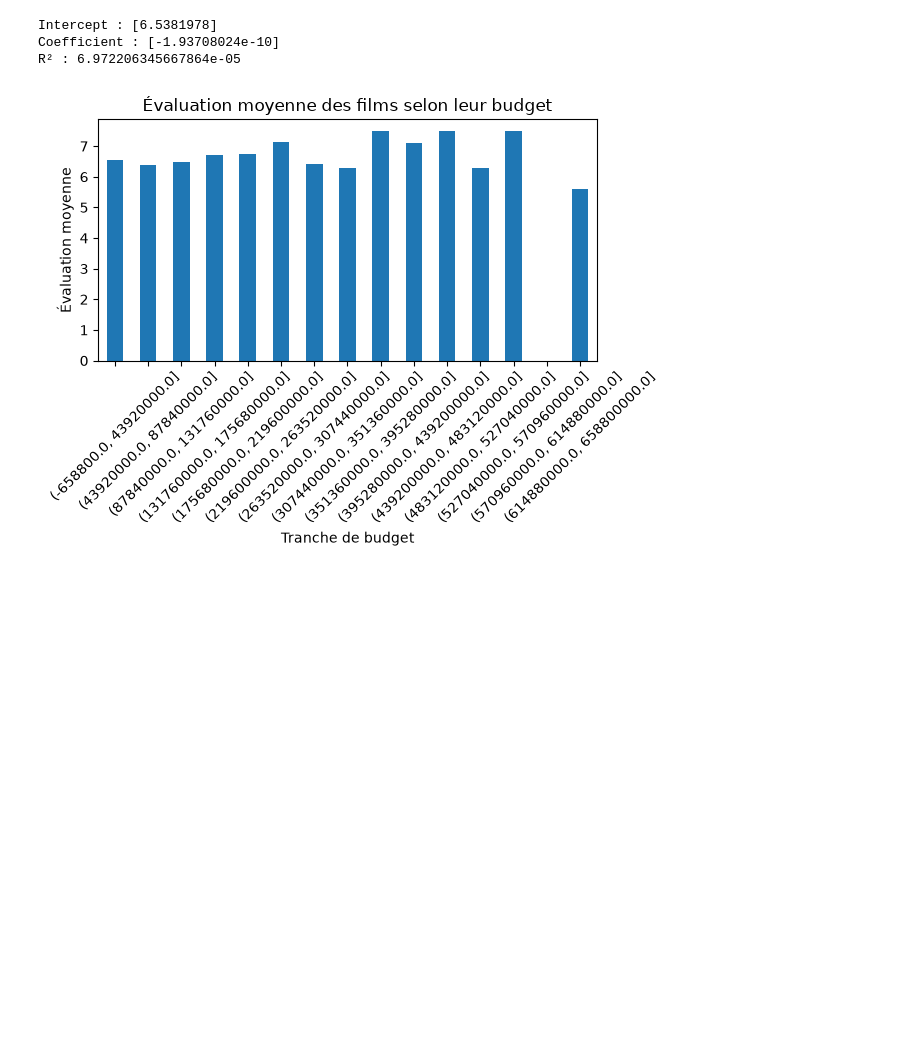
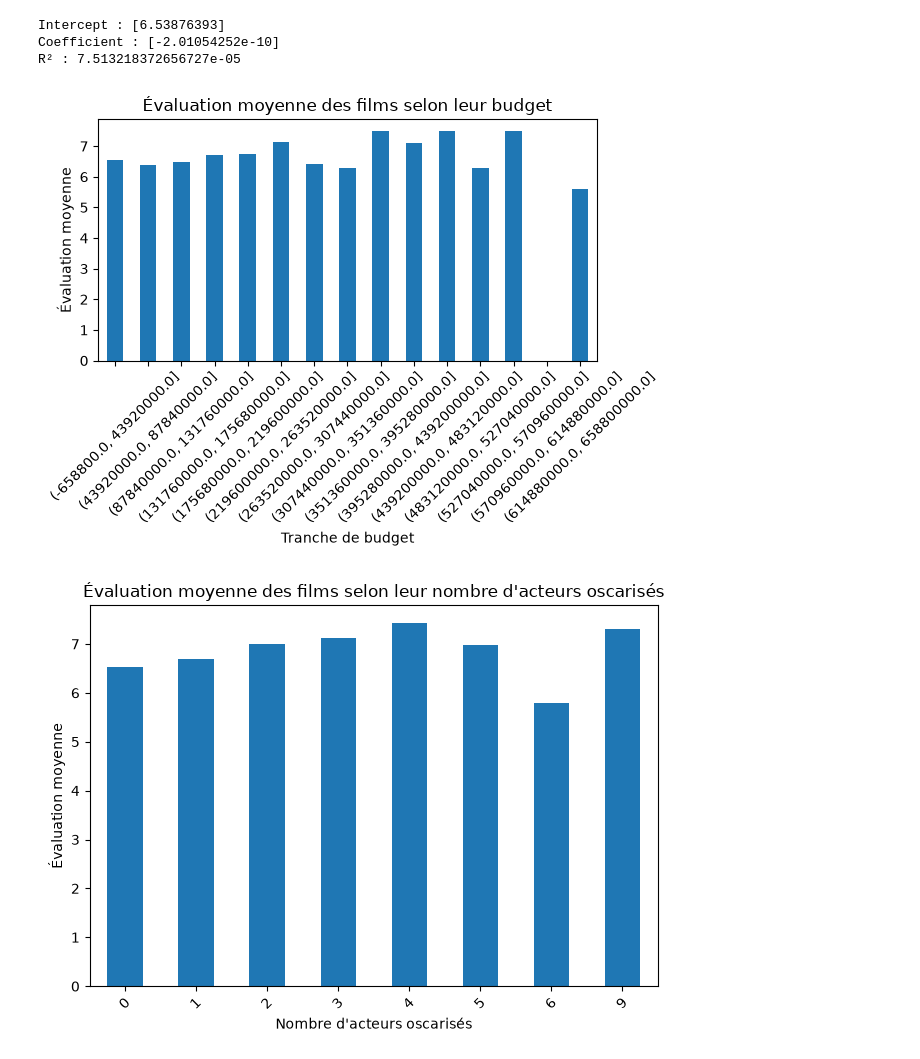
Before and after one commit to arcaShuirorp/python_DS_2A, a Jupyter notebook: RegLin/notebook.ipynb, the cells around one changed output. Drawn from its saved outputs; the diff is of its cells as text; code cells hidden in the pictures; blank space fills up the shorter version.

Commit message:
tableau avec nb d'acteurs oscarisés, analyses

```diff
--- a/RegLin/notebook.ipynb
+++ b/RegLin/notebook.ipynb
@@ -5,13 +5,19 @@ import pyarrow.dataset as ds
 # %%
 DATA_DIR = Path("data")
 df = pd.read_parquet("../data/films_merged.parquet")
+
+# Pour pouvoir faire des analyses de données, on transforme les données de la colonne "averageRating_IMDb" en nombres
+df["averageRating_IMDb"] = pd.to_numeric(
+    df["averageRating_IMDb"],
+    errors="coerce"
+)
 # %%
 from sklearn.linear_model import LinearRegression
 import matplotlib.pyplot as plt
 
 
-df_reg = df.dropna(subset = ["averageRating", "budget"])
-y = df_reg[["averageRating"]]
+df_reg = df.dropna(subset = ["averageRating_IMDb", "budget"])
+y = df_reg[["averageRating_IMDb"]]
 X = df_reg[["budget"]]
 modele = LinearRegression()
 modele.fit(X, y)
@@ -25,15 +31,11 @@ df_reg["tranche_budget"] = pd.cut(
     bins=15
 )
 
-df_reg["averageRating"] = pd.to_numeric(
-    df_reg["averageRating"],
-    errors="coerce"
-)
 
 moyennes = df_reg.groupby(
     "tranche_budget",
     observed=False
-)["averageRating"].mean()
+)["averageRating_IMDb"].mean()
 
 moyennes.plot(kind="bar")
 plt.xlabel("Tranche de budget")
@@ -43,7 +45,40 @@ plt.xticks(rotation=45)
 plt.tight_layout()
 plt.show()
 # %% [output]
-Intercept : [6.5381978]
-Coefficient : [-1.93708024e-10]
-R² : 6.972206345667864e-05
+Intercept : [6.53876393]
+Coefficient : [-2.01054252e-10]
+R² : 7.513218372656727e-05
 [figure]
+# %%
+# On ajoute une colonne pour donner le nombre d'acteurs oscarisés dans les films
+
+df_reg2 = df[df["release_date"] <= "2016-01-01"] # car la liste des oscars n'est plus à jour depuis 2016
+df_reg2 = df_reg2.dropna(subset = ["principals_IMDb"])
+df_acteurs_osc = pd.read_csv("../data/oscars.csv")
+
+def compter_oscarises(liste_acteurs):
+
+    n=0
+    for acteur in liste_acteurs:
+
+        if acteur in df_acteurs_osc["Name"].tolist():
+            n += 1
+    return n
+
+
+df_reg2["nb_acteurs_oscarises"] = df_reg2["principals_IMDb"].apply(compter_oscarises)
+
+moyennes_osc = df_reg2.groupby(
+    "nb_acteurs_oscarises",
+    observed=False
+)["averageRating_IMDb"].mean()
+
+moyennes_osc.plot(kind="bar")
+plt.xlabel("Nombre d'acteurs oscarisés")
+plt.ylabel("Évaluation moyenne")
+plt.title("Évaluation moyenne des films selon leur nombre d'acteurs oscarisés")
+plt.xticks(rotation=45)
+plt.tight_layout()
+plt.show()
+# %% [output]
+[figure, added]
```
Also changed, not shown: parts of 1 cell of this notebook.
